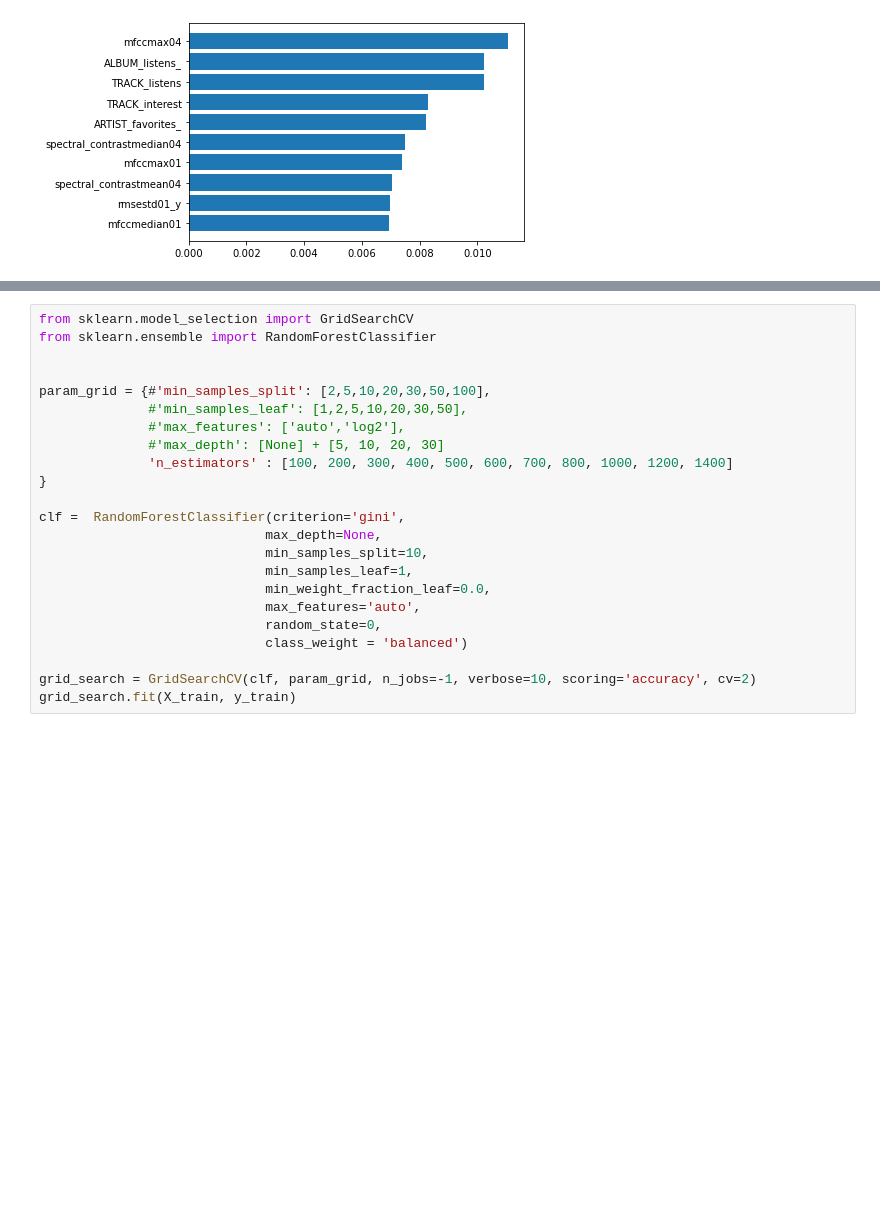
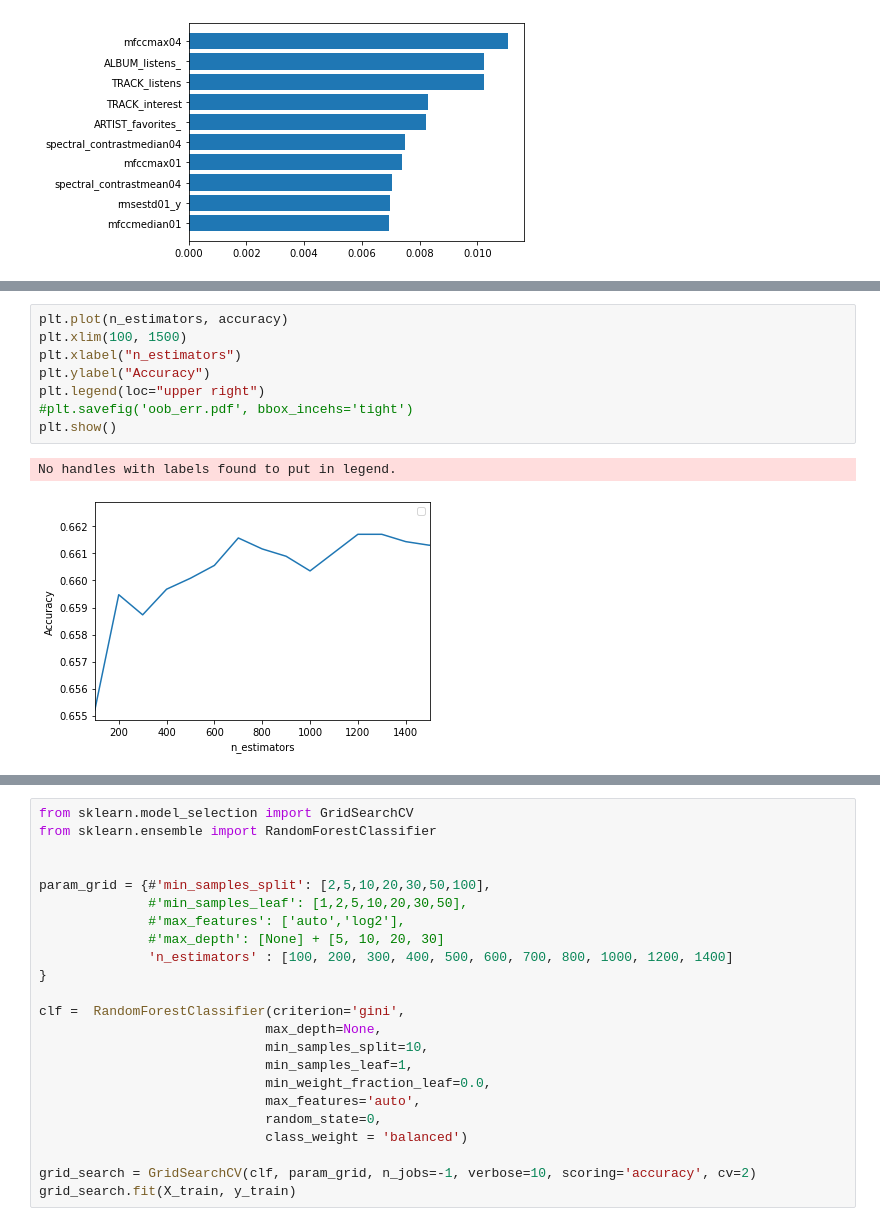
Before and after one commit to cri98li/Data-Mining-2-Project-ts-classification, a Jupyter notebook: Fase 2.1 (Classificazione).ipynb, the cells around one changed output, grey strips where cells are left out. Cells and saved outputs as stored; diff of their text form; blank space fills up the shorter version.

```diff
--- a/Fase 2.1 (Classificazione).ipynb
+++ b/Fase 2.1 (Classificazione).ipynb
@@ -1280,0 +1449,11 @@ No handles with labels found to put in legend.
+# %%
+plt.plot(n_estimators, accuracy)
+plt.xlim(100, 1500)
+plt.xlabel("n_estimators")
+plt.ylabel("Accuracy")
+plt.legend(loc="upper right")
+#plt.savefig('oob_err.pdf', bbox_incehs='tight')
+plt.show()
+# %% [output]
+No handles with labels found to put in legend.
+[figure, added]
```
Also changed, not shown: parts of 7 cells of this notebook.
